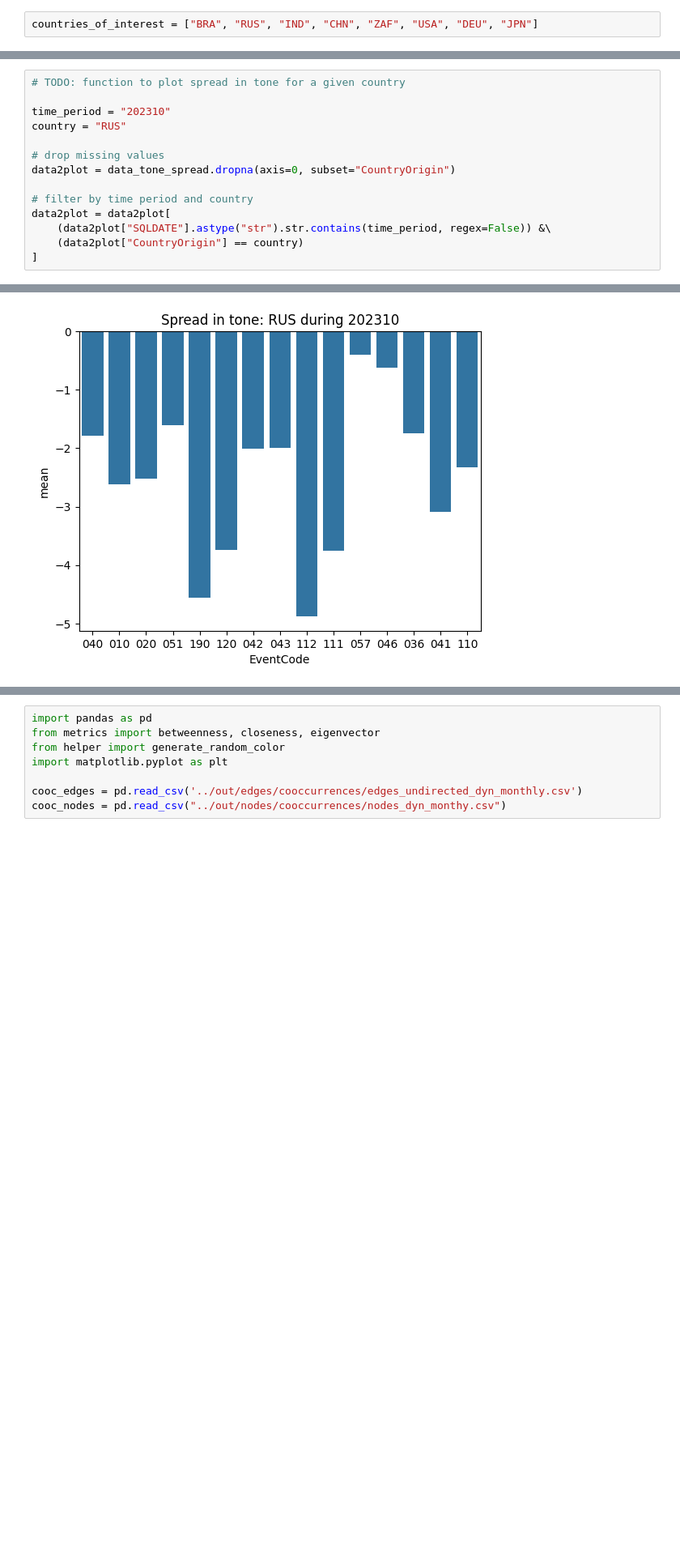
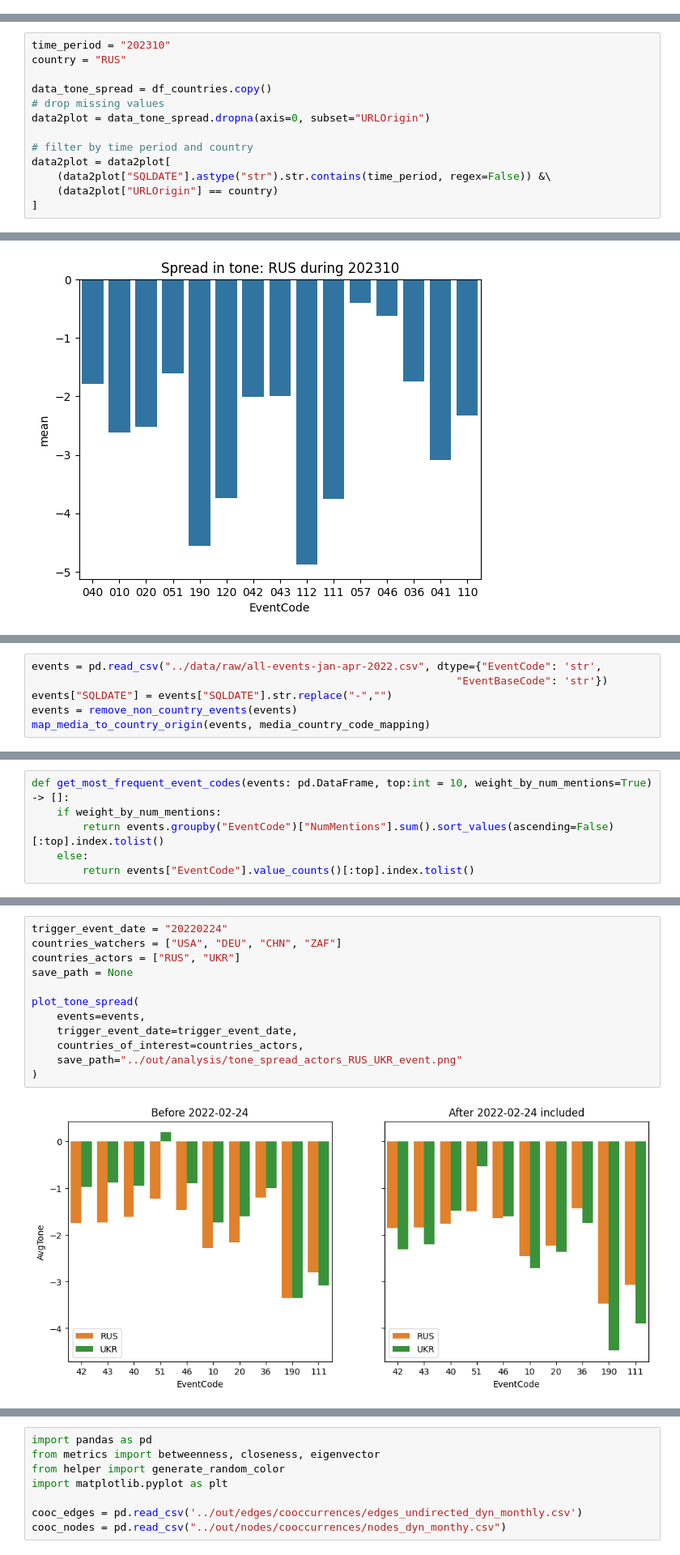
Before and after one commit to saqr98/Data-Society, a Jupyter notebook: Code/src/explore.ipynb, the cells around one changed output, grey strips where cells are left out. Shown at 81% size. Drawn from its saved outputs; the diff is of its cells as text; blank space fills up the shorter version.

Commit message:
implemented methods to plot tone spread

```diff
--- a/Code/src/explore.ipynb
+++ b/Code/src/explore.ipynb
@@ -353,2 +296,0 @@ dtype: float64
-# %%
-countries_of_interest = ["BRA", "RUS", "IND", "CHN", "ZAF", "USA", "DEU", "JPN"]
@@ -355,16 +304,15 @@ countries_of_interest = ["BRA", "RUS", "IND", "CHN", "ZAF", "USA", "DEU", "JPN"]
 # %%
-# TODO: function to plot spread in tone for a given country
-
 time_period = "202310"
 country = "RUS"
 
+data_tone_spread = df_countries.copy()
 # drop missing values
-data2plot = data_tone_spread.dropna(axis=0, subset="CountryOrigin")
+data2plot = data_tone_spread.dropna(axis=0, subset="URLOrigin")
 
 # filter by time period and country
 data2plot = data2plot[
     (data2plot["SQLDATE"].astype("str").str.contains(time_period, regex=False)) &\
-    (data2plot["CountryOrigin"] == country)
+    (data2plot["URLOrigin"] == country)
 ]
 # %%
 # TODO: figure out if we should handle positive tones cancelling negative tones when averaging
@@ -396,0 +368,6 @@ Text(0.5, 1.0, 'Spread in tone: RUS during 202310')
+# %%
+events = pd.read_csv("../data/raw/all-events-jan-apr-2022.csv", dtype={"EventCode": 'str',
+                                                                   "EventBaseCode": 'str'})
+events["SQLDATE"] = events["SQLDATE"].str.replace("-","")
+events = remove_non_country_events(events)
+map_media_to_country_origin(events, media_country_code_mapping)
@@ -396,0 +405,6 @@ Text(0.5, 1.0, 'Spread in tone: RUS during 202310')
+# %%
+def get_most_frequent_event_codes(events: pd.DataFrame, top:int = 10, weight_by_num_mentions=True) -> []:
+    if weight_by_num_mentions:
+        return events.groupby("EventCode")["NumMentions"].sum().sort_values(ascending=False)[:top].index.tolist()
+    else:
+        return events["EventCode"].value_counts()[:top].index.tolist()
@@ -396,0 +467,14 @@ Text(0.5, 1.0, 'Spread in tone: RUS during 202310')
+# %%
+trigger_event_date = "20220224"
+countries_watchers = ["USA", "DEU", "CHN", "ZAF"]
+countries_actors = ["RUS", "UKR"]
+save_path = None
+
+plot_tone_spread(
+    events=events,
+    trigger_event_date=trigger_event_date,
+    countries_of_interest=countries_actors,
+    save_path="../out/analysis/tone_spread_actors_RUS_UKR_event.png"
+)
+# %% [output]
+[figure, added]
```
Also changed, not shown: parts of 20 cells of this notebook, 3 other files.
